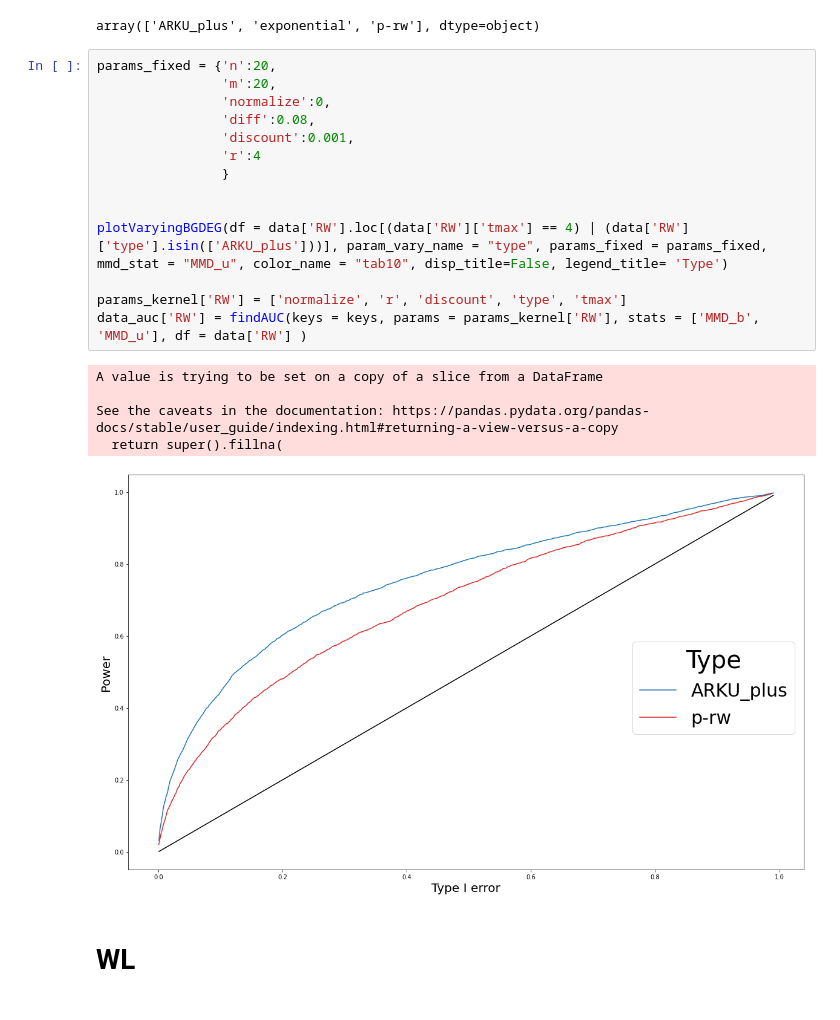
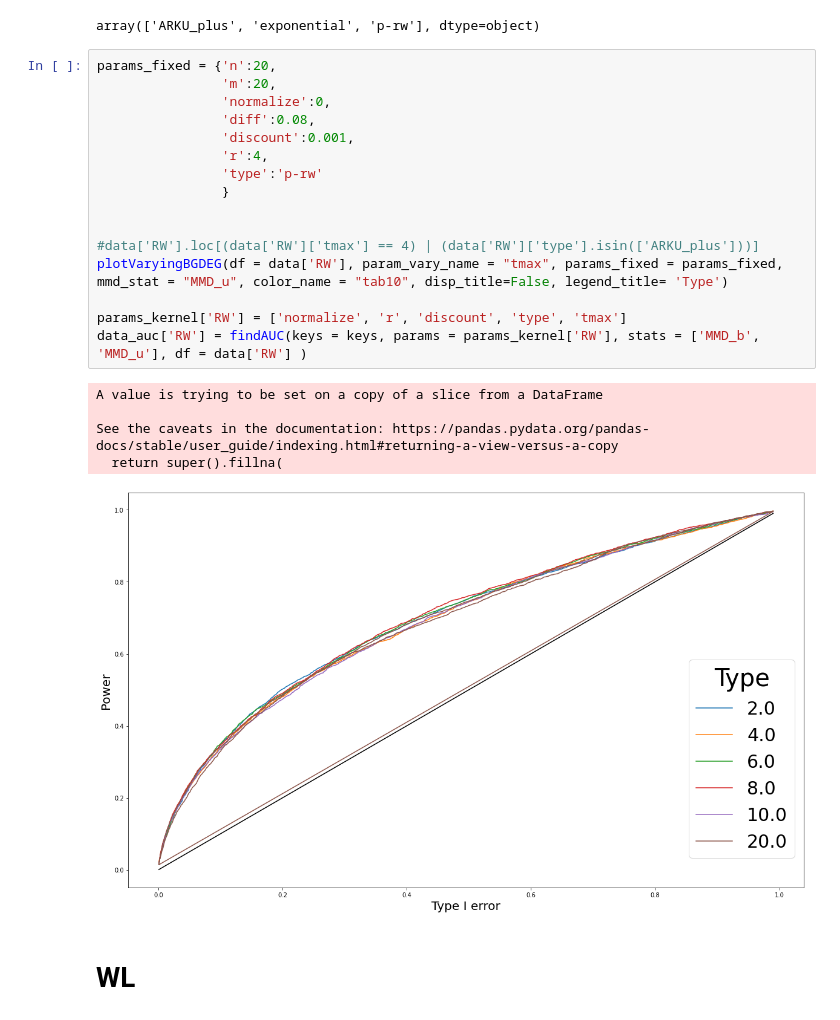
Before and after one commit to ragnarlevi/GTST, a Jupyter notebook: Analysis/SBMTopology.ipynb, the cells around one changed output. Cells and saved outputs as stored; diff of their text form.

```diff
--- a/Analysis/SBMTopology.ipynb
+++ b/Analysis/SBMTopology.ipynb
@@ -36,23 +36,25 @@ array(['ARKU_plus', 'exponential', 'p-rw'], dtype=object)
 # %%
 params_fixed = {'n':20,
                 'm':20,
                 'normalize':0,
                 'diff':0.08,
                 'discount':0.001,
-                'r':4
+                'r':4,
+                'type':'p-rw'
                 }
 
 
-plotVaryingBGDEG(df = data['RW'].loc[(data['RW']['tmax'] == 4) | (data['RW']['type'].isin(['ARKU_plus']))], param_vary_name = "type", params_fixed = params_fixed, mmd_stat = "MMD_u", color_name = "tab10", disp_title=False, legend_title= 'Type')
+#data['RW'].loc[(data['RW']['tmax'] == 4) | (data['RW']['type'].isin(['ARKU_plus']))]
+plotVaryingBGDEG(df = data['RW'], param_vary_name = "tmax", params_fixed = params_fixed, mmd_stat = "MMD_u", color_name = "tab10", disp_title=False, legend_title= 'Type')
 
 params_kernel['RW'] = ['normalize', 'r', 'discount', 'type', 'tmax']
 data_auc['RW'] = findAUC(keys = keys, params = params_kernel['RW'], stats = ['MMD_b', 'MMD_u'], df = data['RW'] )
 # %% [output]
 A value is trying to be set on a copy of a slice from a DataFrame
 
 See the caveats in the documentation: https://pandas.pydata.org/pandas-docs/stable/user_guide/indexing.html#returning-a-view-versus-a-copy
   return super().fillna(
-[figure, old version]
+[figure, new version]
 # %% [markdown]
 # WL
 # %%
```
Also changed, not shown: 13 other files.
